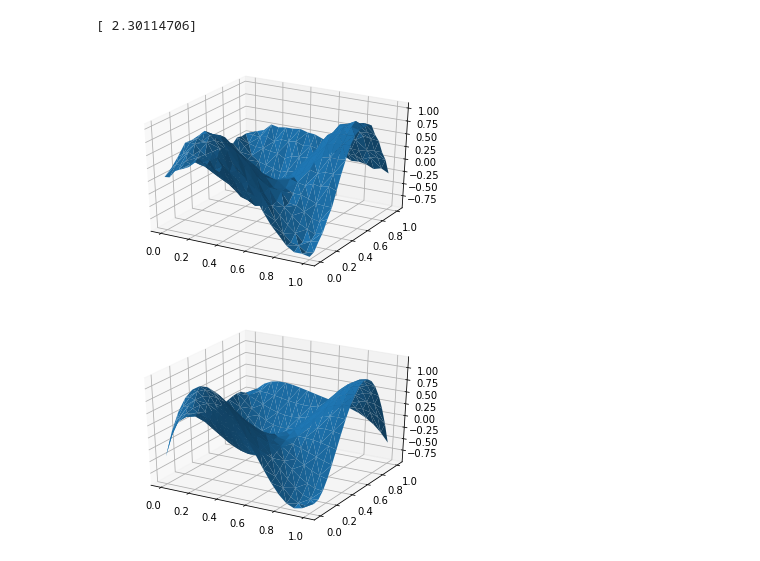
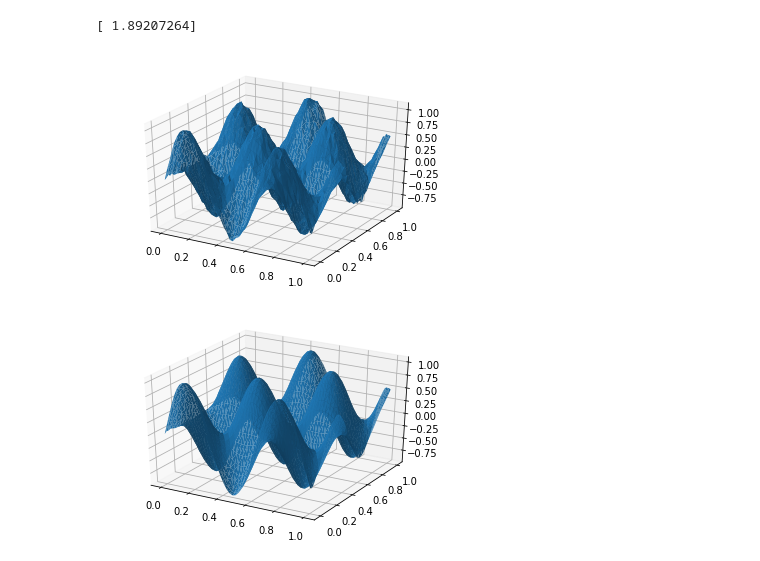
Before and after one commit to liuwenhaha/astro-physics-research, a Jupyter notebook: Coding.ipynb, the cells around one changed output. Drawn from its saved outputs; the diff is of its cells as text; code cells hidden in the pictures.

```diff
--- a/Coding.ipynb
+++ b/Coding.ipynb
@@ -1,34 +1,42 @@
 # %%
 import numpy as np
 from mpl_toolkits.mplot3d import Axes3D
 import matplotlib.pyplot as plt
 from scipy.optimize import least_squares
 import psf_interpolation_utils as utils
+import tf_pixelwise_interpolation as tf_pixelwise
+
 
 
 
 fig = plt.figure()
 ax = fig.add_subplot(111, projection='3d')
-x = np.linspace(0, 1, 20)
-y = np.linspace(0, 1, 20)
+x = np.linspace(0, 1, 50)
+y = np.linspace(0, 1, 50)
 X, Y = np.meshgrid(x, y, copy=False)
 # Z = X**2 + Y**2 + np.random.rand(*X.shape)*0.01
 # Z = X**2 + Y**2
-Z = np.sin(5*X)*np.cos(5*Y) + np.random.rand(*X.shape)*0.1
+Z = np.sin(10*X)*np.cos(10*Y) + np.random.rand(*X.shape)*0.1
 
 X = X.flatten()
 Y = Y.flatten()
 Z = Z.flatten()
-coeff, r = utils.poly_fit(X, Y, Z, 5)
-pred_Z = utils.poly_val_all(X, Y, coeff, 5)
+order = 20
+coeff, r = utils.poly_fit(X, Y, Z, order)
+pred_Z = utils.poly_val_all(X, Y, coeff, order)
+
 
 ax.plot_trisurf(X, Y, Z)
+
+
 fig = plt.figure()
 ax = fig.add_subplot(111, projection='3d')
 ax.plot_trisurf(X, Y, pred_Z)
 print(r)
+
+
 plt.show()
 # %% [output]
-[ 2.30114706]
+[ 1.89207264]
-[figure, old version]
+[figure, new version]
-[figure, old version]
+[figure, new version]
```
Also changed, not shown: parts of 2 cells of this notebook, 6 other files.
